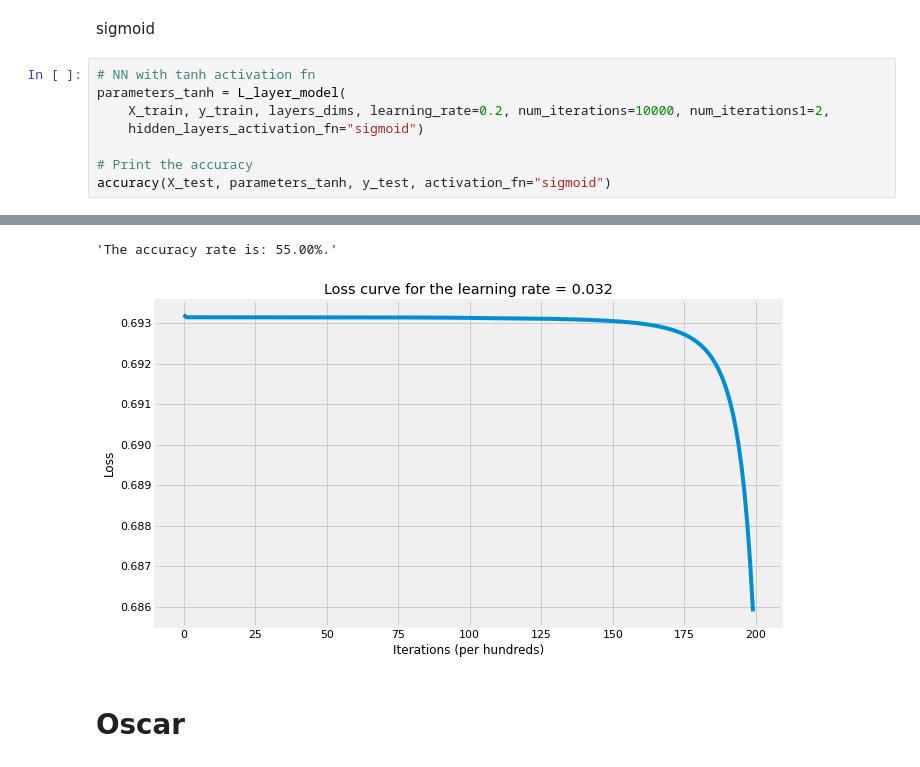
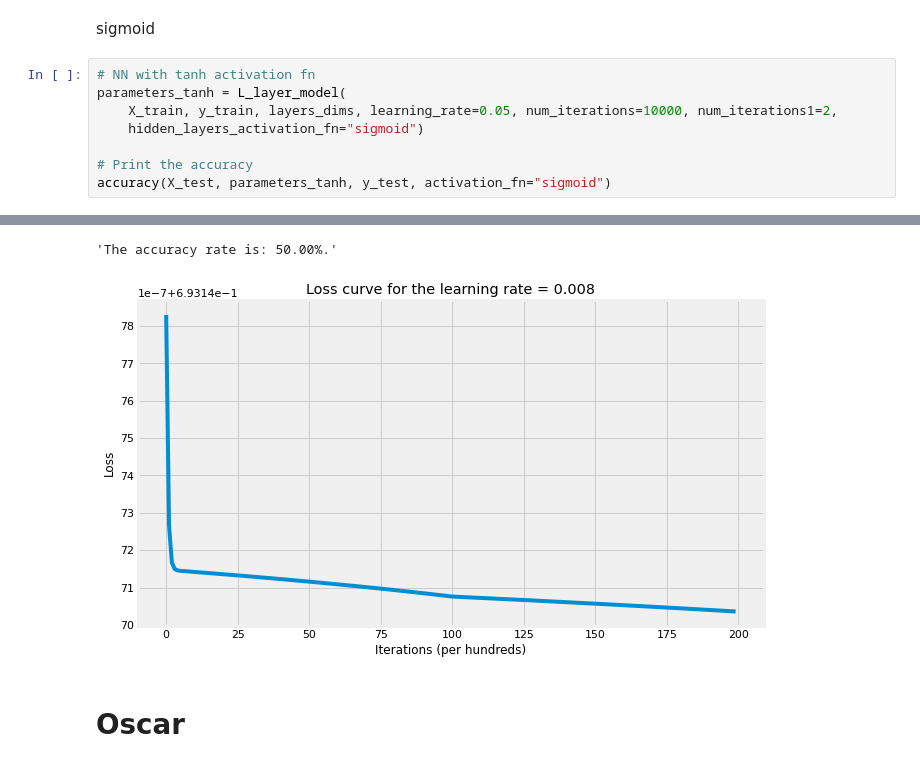
Before and after one commit to ISPCGrupo3/Redes-Neuronales, a Jupyter notebook: NNetF_B_Propag80x10x10_95x100SinEstandarizarOOKKK.ipynb, the cells around one changed output, grey strips where cells are left out. Saved outputs shown, nothing was run; the diff lists cells and outputs as text.

Commit message:
Laura RELU y TANH learning rate 0.05 y 10000 iteraciones

```diff
--- a/NNetF_B_Propag80x10x10_95x100SinEstandarizarOOKKK.ipynb
+++ b/NNetF_B_Propag80x10x10_95x100SinEstandarizarOOKKK.ipynb
@@ -944,7 +924,7 @@ sigmoid
 # %%
 # NN with tanh activation fn
 parameters_tanh = L_layer_model(
-    X_train, y_train, layers_dims, learning_rate=0.2, num_iterations=10000, num_iterations1=2,
+    X_train, y_train, layers_dims, learning_rate=0.05, num_iterations=10000, num_iterations1=2,
     hidden_layers_activation_fn="sigmoid")
 
 # Print the accuracy
@@ -970,5 +950,5 @@ The 0 cost after 1200 iterations is: 0.6931474883
-'The accuracy rate is: 55.00%.'
+'The accuracy rate is: 50.00%.'
-[figure, old version]
+[figure, new version]
 # %% [markdown]
 # Oscar
 # %% [markdown]
```
Also changed, not shown: parts of 5 cells of this notebook.
